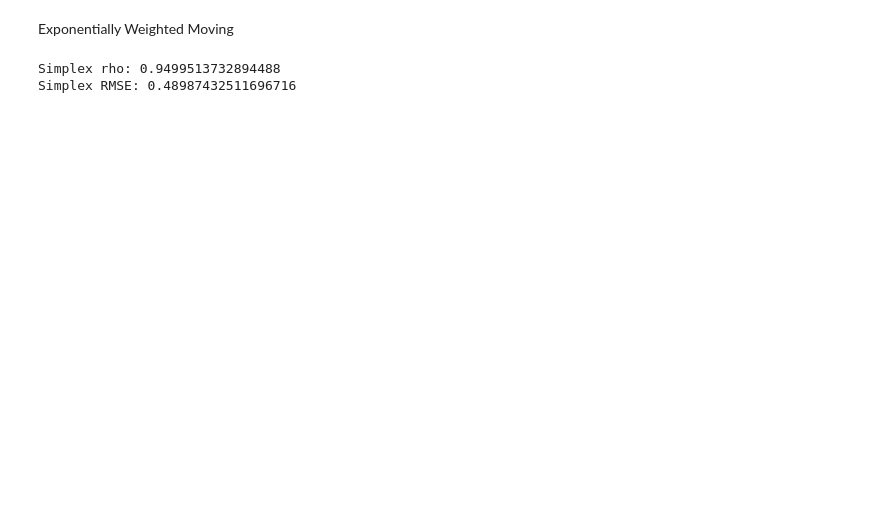
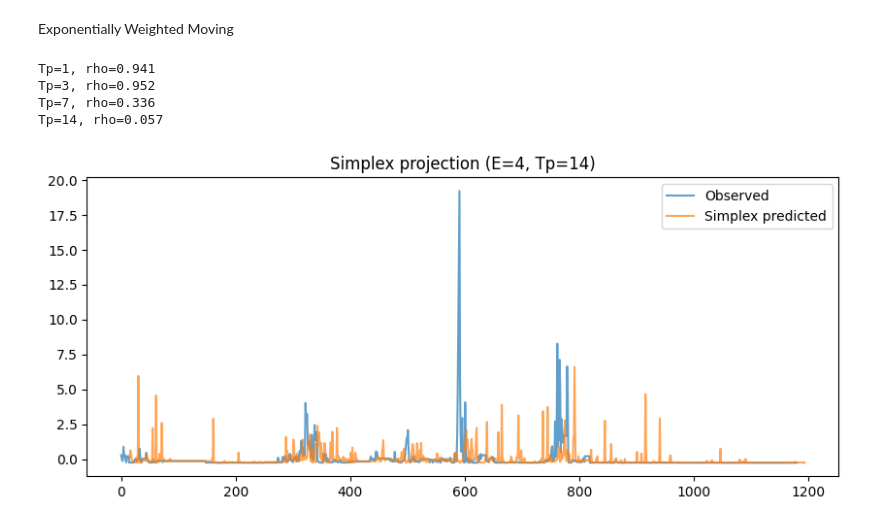
Before and after one commit to lemoncastle/hires-algal-bloom-prediction, a Jupyter notebook: simplex.ipynb, the cells around one changed output. Saved outputs shown, nothing was run; the diff lists cells and outputs as text; code cells hidden in the pictures; blank space fills up the shorter version.

```diff
--- a/simplex.ipynb
+++ b/simplex.ipynb
@@ -26,41 +26,48 @@ s.loc[s["Lpoly_filled"].isna(), "Lpoly_filled"] = ema
 
 s["was_imputed"] = s["Lpoly_expected_ml"].isna()
 
-y = s["Lpoly_expected_ml"]
+y = s["Lpoly_filled"].values
 y_norm = (y - np.mean(y)) / np.std(y)
 
 df = pd.DataFrame({
     "t": np.arange(1, len(y_norm) + 1),        # numeric EDM time
     "x": y_norm
 })
+df.to_csv('./data/simplex_input.csv', index=False)
-# %%
-N = len(df)
-
-res = pyEDM.Simplex(
-    dataFrame=df,
-    lib=f"1 {N}",        # use entire series as library
-    pred=f"1 {N}",       # predict entire series (leave-one-out)
-    E=4,
-    tau=1,
-    Tp=1,
-    columns="x",
-    target="x"
-)
-
-obs = res["Observations"].to_numpy()
-pred = res["Predictions"].to_numpy()
-
-mask = np.isfinite(obs) & np.isfinite(pred)
-
-obs = obs[mask]
-pred = pred[mask]
-
-rho = np.corrcoef(obs, pred)[0, 1]
-rmse = np.sqrt(np.mean((obs - pred)**2))
-
-print("Simplex rho:", rho)
-print("Simplex RMSE:", rmse)
-# %% [output]
-Simplex rho: 0.9499513732894488
-Simplex RMSE: 0.48987432511696716
+# %%
+N = len(df)
+for tp in [1, 3, 7, 14]:
+    res = pyEDM.Simplex(
+        dataFrame=df,
+        lib=f"1 {N}",
+        pred=f"1 {N}",
+        E=4,
+        tau=1,
+        Tp=tp,
+        columns="x",
+        target="x"
+    )
+
+    obs = res["Observations"].to_numpy()
+    pred = res["Predictions"].to_numpy()
+    mask = np.isfinite(obs) & np.isfinite(pred)
+
+    rho = np.corrcoef(obs[mask], pred[mask])[0, 1]
+    print(f"Tp={tp}, rho={rho:.3f}")
+# %% [output]
+Tp=1, rho=0.941
+Tp=3, rho=0.952
+Tp=7, rho=0.336
+Tp=14, rho=0.057
+# %%
+import matplotlib.pyplot as plt
+
+plt.figure(figsize=(10,4))
+plt.plot(obs, label="Observed", alpha=0.7)
+plt.plot(pred, label="Simplex predicted", alpha=0.7)
+plt.legend()
+plt.title("Simplex projection (E=4, Tp=14)")
+plt.show()
+# %% [output]
+[figure, added]
 # %%
```
Also changed, not shown: parts of 4 cells of this notebook.
